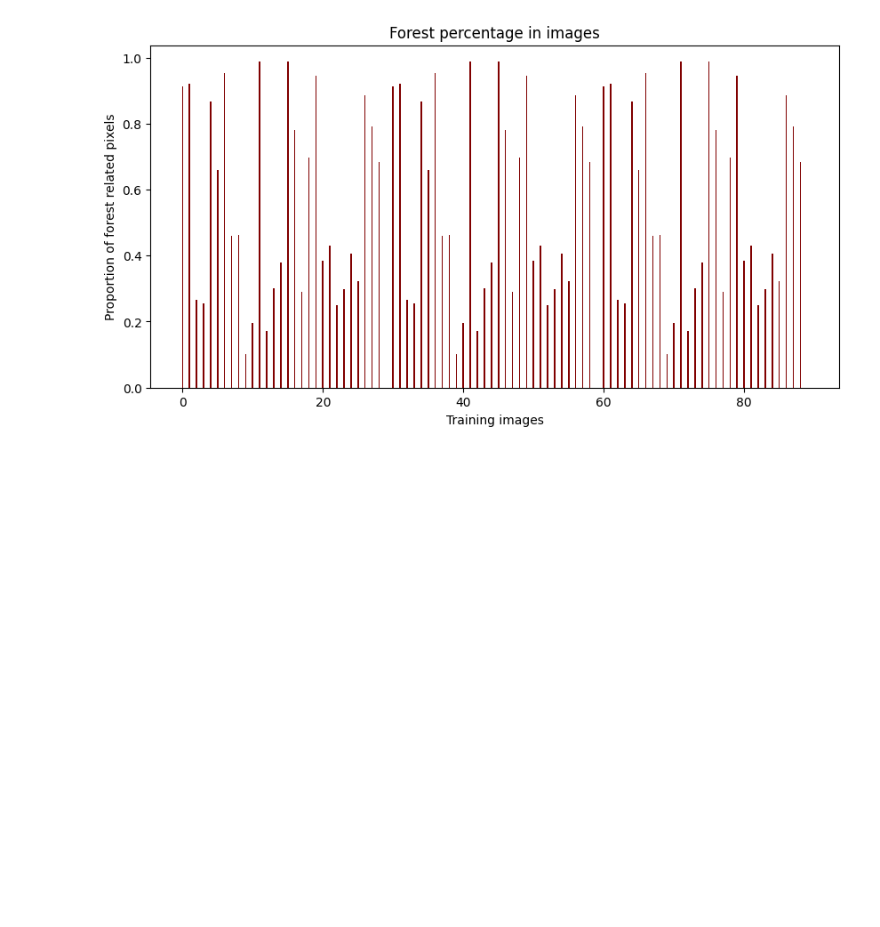
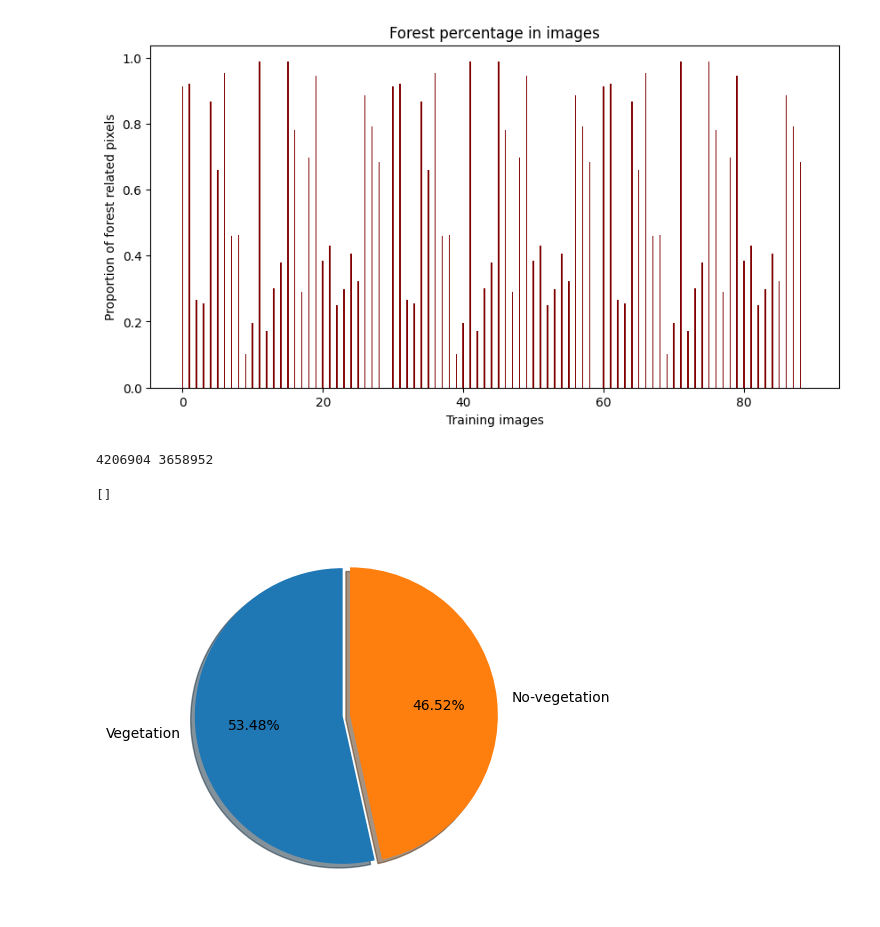
Before and after one commit to radufx/deftrack-experiments, a Jupyter notebook: data-exploration.ipynb, the cells around one changed output. Cells and saved outputs as stored; diff of their text form; code cells hidden in the pictures; blank space fills up the shorter version.

```diff
--- a/data-exploration.ipynb
+++ b/data-exploration.ipynb
@@ -76,6 +76,16 @@ for train_mask in training_masks:
 print(forest_rates)
 # %% [output]
 [[239415, 22729, 0.9132957458496094], [241362, 20782, 0.9207229614257812], [69720, 192424, 0.265960693359375], [67234, 194910, 0.25647735595703125], [226996, 35148, 0.8659210205078125], [172511, 89633 ...
+# %%
+def get_labels_distribution(truth_masks):
+    vegetation_pixels = no_vegetation_pixels = 0
+
+    for mask in truth_masks:
+        mask = np.array(mask)
+        vegetation_pixels += np.sum(mask == 1)
+        no_vegetation_pixels += np.sum(mask == 2)
+
+    return vegetation_pixels, no_vegetation_pixels
 # %%
 fig = plt.figure(figsize = (10, 5))
 
@@ -89,3 +99,15 @@ plt.title("Forest percentage in images")
 plt.show()
 # %% [output]
 [figure]
+# %%
+train_vegetation_pixels, train_no_vegetation_pixels = get_labels_distribution(training_masks[:30])
+validation_vegetation_pixels, validation_no_vegetation_pixels = get_labels_distribution(validation_masks[:15])
+# %%
+print(train_vegetation_pixels, train_no_vegetation_pixels)
+
+plt.pie([train_vegetation_pixels, train_no_vegetation_pixels], labels=["Vegetation", "No-vegetation"], explode=[0.05, 0], shadow=True, startangle=90, autopct='%1.2f%%')
+plt.plot()
+# %% [output]
+4206904 3658952
+[]
+[figure, added]
```
Also changed, not shown: 4 other files.
